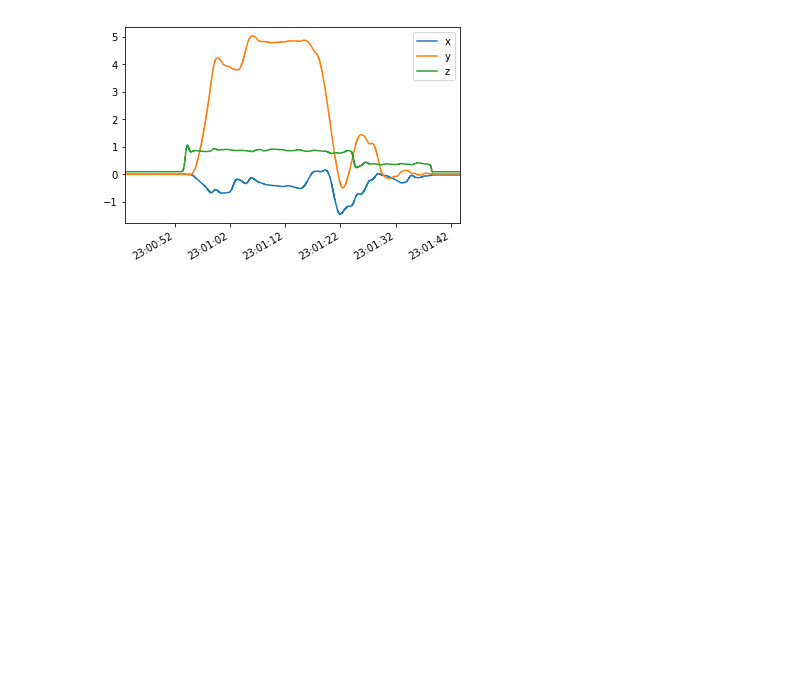
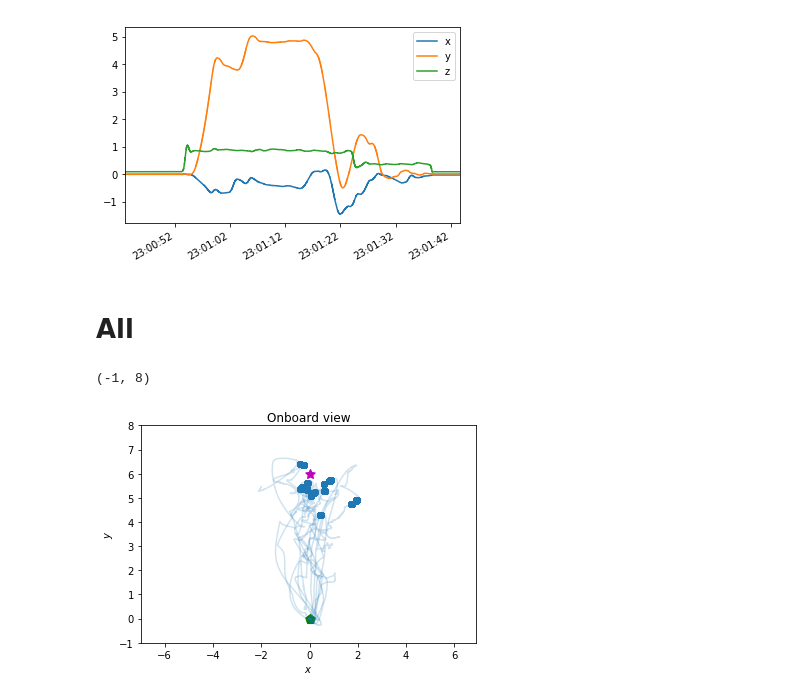
Before and after one commit to ahermassi/spirit, a Jupyter notebook: analysis/Analysis.ipynb, the cells around one changed output. Cells and saved outputs as stored; diff of their text form; code cells hidden in the pictures; blank space fills up the shorter version.

```diff
--- a/analysis/Analysis.ipynb
+++ b/analysis/Analysis.ipynb
@@ -334,3 +358,21 @@ plt.legend()
 # %% [output]
 <matplotlib.legend.Legend at 0x...>
 [figure]
+# %% [markdown]
+# All
+# %%
+for filename in glob.glob("bagfiles/experiment-0_*.bag"):
+    if "user-00" not in filename:
+        df = load_bag(filename, include=TOPICS_SUMMARIZED)
+        rename_columns(df)
+        if any(df.arrived):
+            normalize_columns(df)
+            plot_xy_conditional(df, df.arrived==1, x="xn", y="yn", alpha_not_condition=0.2, line=True)
+plot_targets(df, x="xn", y="yn", target_coords=[Coords(0, -6)], show_final=False)
+plt.xlabel(r"$x$")
+plt.ylabel(r"$y$")
+plt.title("Onboard view")
+plt.ylim(-1, 8)
+# %% [output]
+(-1, 8)
+[figure, added]
```
Also changed, not shown: parts of 20 cells of this notebook.
